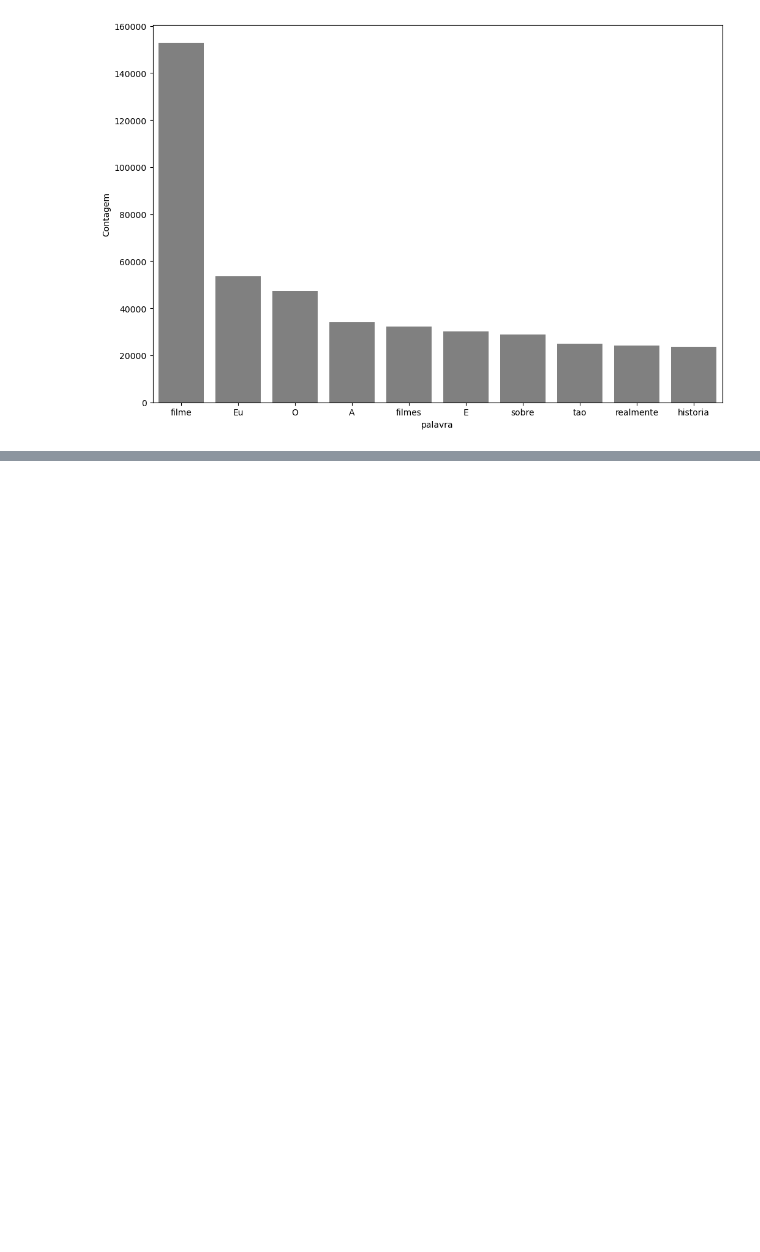
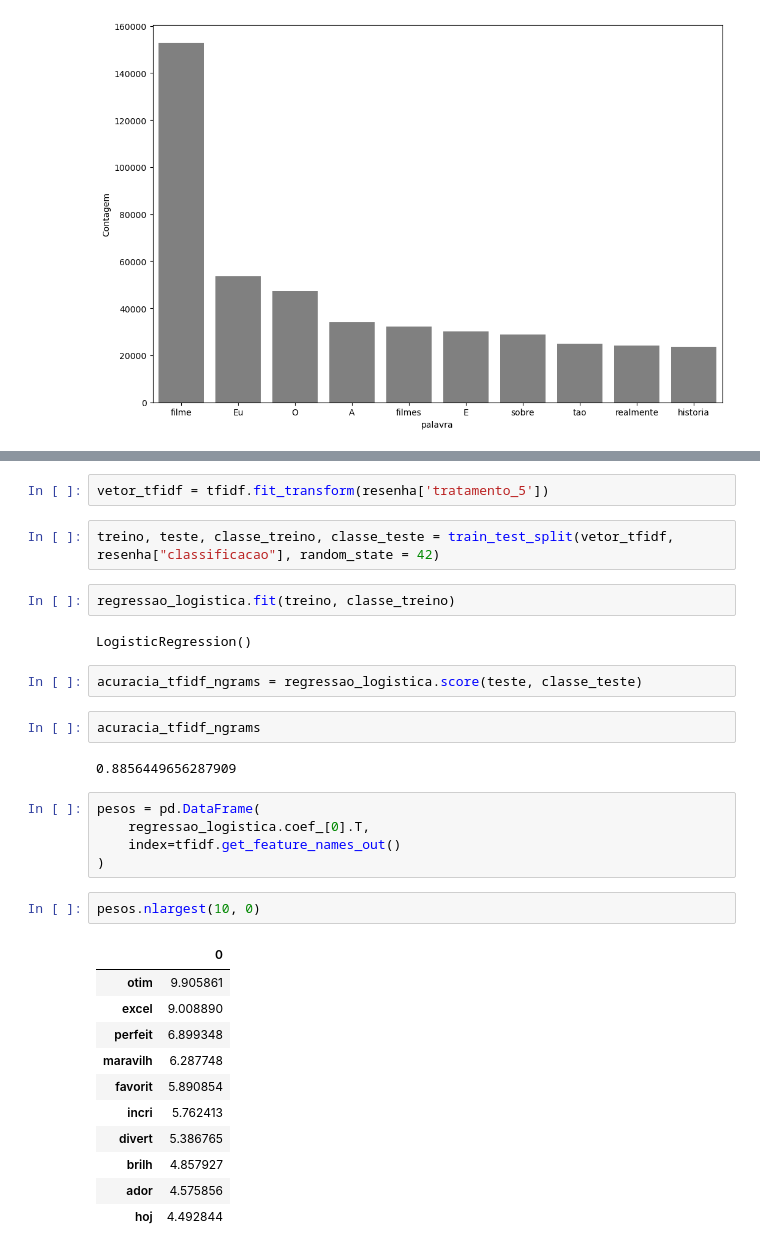
Before and after one commit to gssantaella/nlp-parte1, a Jupyter notebook: aula5/aula5.ipynb, the cells around one changed output, grey strips where cells are left out. Saved outputs shown, nothing was run; the diff lists cells and outputs as text; blank space fills up the shorter version.

```diff
--- a/aula5/aula5.ipynb
+++ b/aula5/aula5.ipynb
@@ -410,0 +540,33 @@ pareto(resenha, 'tratamento_3', 10)
+# %%
+vetor_tfidf = tfidf.fit_transform(resenha['tratamento_5'])
+# %%
+treino, teste, classe_treino, classe_teste = train_test_split(vetor_tfidf, resenha["classificacao"], random_state = 42)
+# %%
+regressao_logistica.fit(treino, classe_treino)
+# %% [output]
+LogisticRegression()
+# %%
+acuracia_tfidf_ngrams = regressao_logistica.score(teste, classe_teste)
+# %%
+acuracia_tfidf_ngrams
+# %% [output]
+0.8856449656287909
+# %%
+pesos = pd.DataFrame(
+    regressao_logistica.coef_[0].T,
+    index=tfidf.get_feature_names_out()
+)
+# %%
+pesos.nlargest(10, 0)
+# %% [output]
+|  | 0 |
+| otim | 9.905861 |
+| excel | 9.008890 |
+| perfeit | 6.899348 |
+| maravilh | 6.287748 |
+| favorit | 5.890854 |
+| incri | 5.762413 |
+| divert | 5.386765 |
+| brilh | 4.857927 |
+| ador | 4.575856 |
+| hoj | 4.492844 |
```
Also changed, not shown: parts of 46 cells of this notebook.
